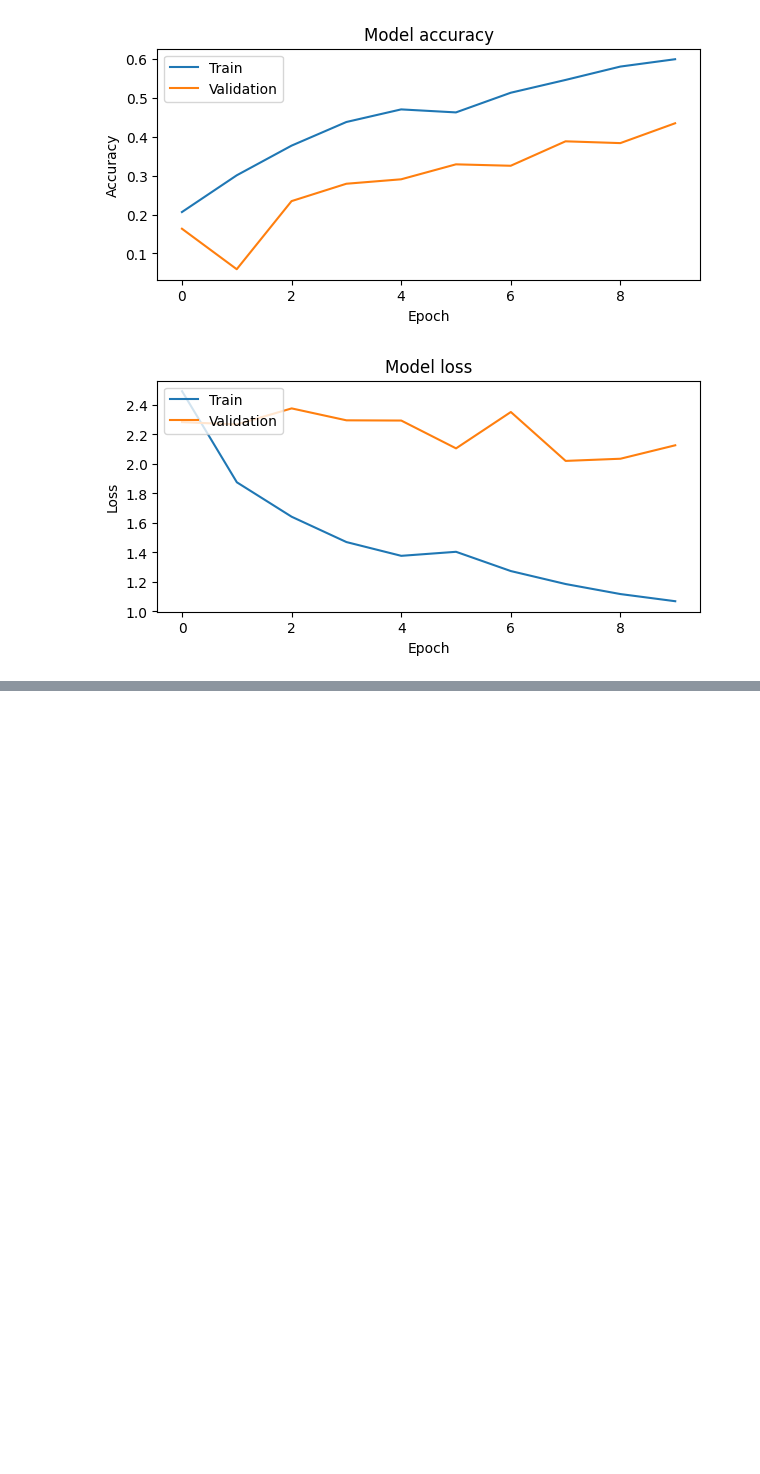
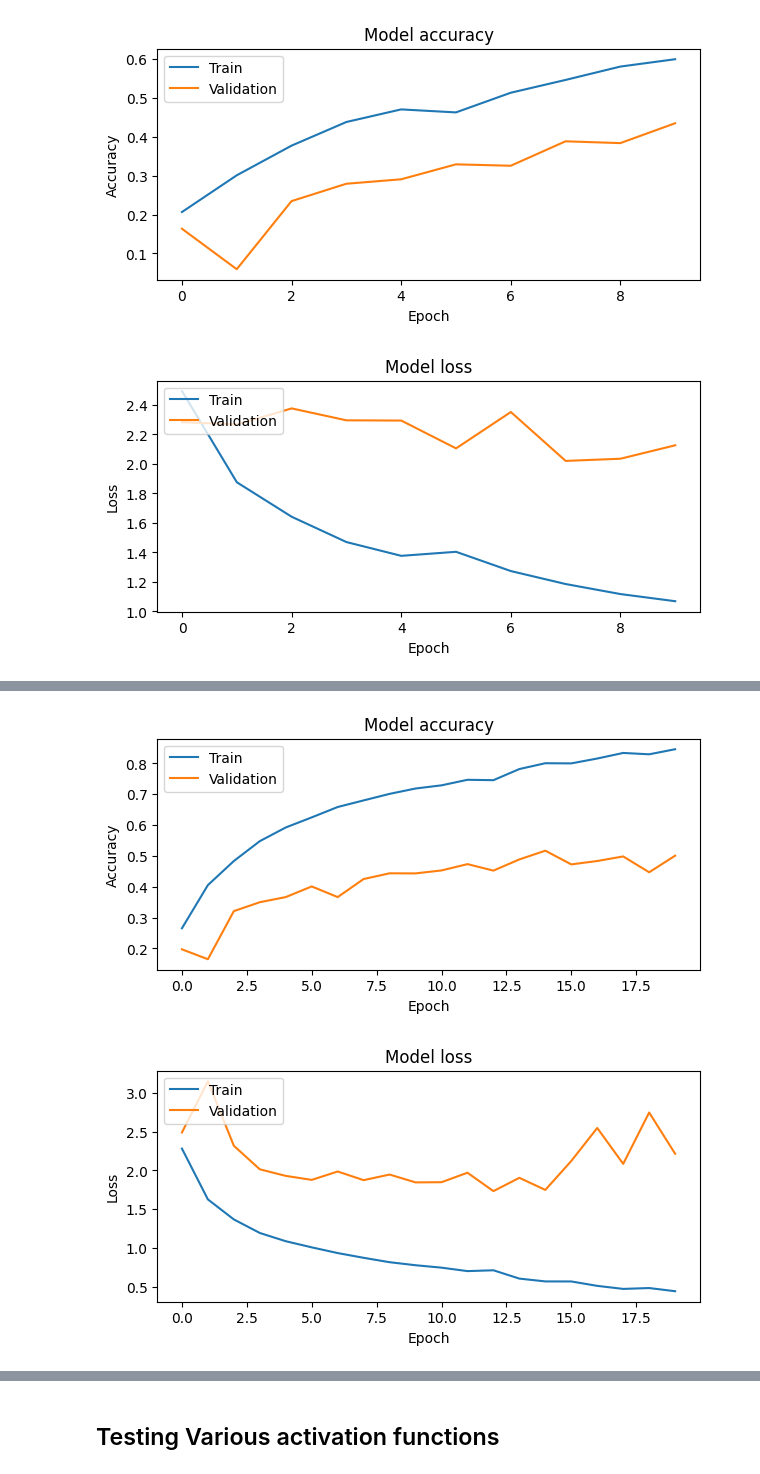
Before and after one commit to aurorachilles/Moodity, a Jupyter notebook: src/GREy_img_model.ipynb, the cells around one changed output, grey strips where cells are left out. Saved outputs shown, nothing was run; the diff lists cells and outputs as text; code cells hidden in the pictures; blank space fills up the shorter version.

Commit message:
lots of ML testing

```diff
--- a/src/GREy_img_model.ipynb
+++ b/src/GREy_img_model.ipynb
@@ -697,0 +946,3 @@ model6.add(Dense(8, activation='softmax'))
+# %%
+model7.compile(loss='categorical_crossentropy', optimizer='adam', metrics=['accuracy'])
+history7 = model7.fit(X_train, y_train, validation_data=(X_test, y_test), epochs=20, batch_size=100)
@@ -697,0 +967,25 @@ model6.add(Dense(8, activation='softmax'))
+# %%
+plt.figure(figsize=(7, 3))
+plt.plot(history7.history['accuracy'])
+plt.plot(history7.history['val_accuracy'])
+plt.title('Model accuracy')
+plt.xlabel('Epoch')
+plt.ylabel('Accuracy')
+plt.legend(['Train', 'Validation'], loc='upper left')
+plt.show()
+
+# Plot training & validation loss values
+plt.figure(figsize=(7, 3))
+plt.plot(history7.history['loss'])
+plt.plot(history7.history['val_loss'])
+plt.title('Model loss')
+plt.xlabel('Epoch')
+plt.ylabel('Loss')
+plt.legend(['Train', 'Validation'], loc='upper left')
+plt.show()
+
+loss, accuracy = model7.evaluate(X_test,y_test)
+print("Accuracy : ", accuracy*100)
+# %% [output]
+[figure, added]
+[figure, added]
@@ -697,0 +994,2 @@ model6.add(Dense(8, activation='softmax'))
+# %% [markdown]
+## Testing Various activation functions
```
Also changed, not shown: parts of 32 cells of this notebook, 1 other file.
